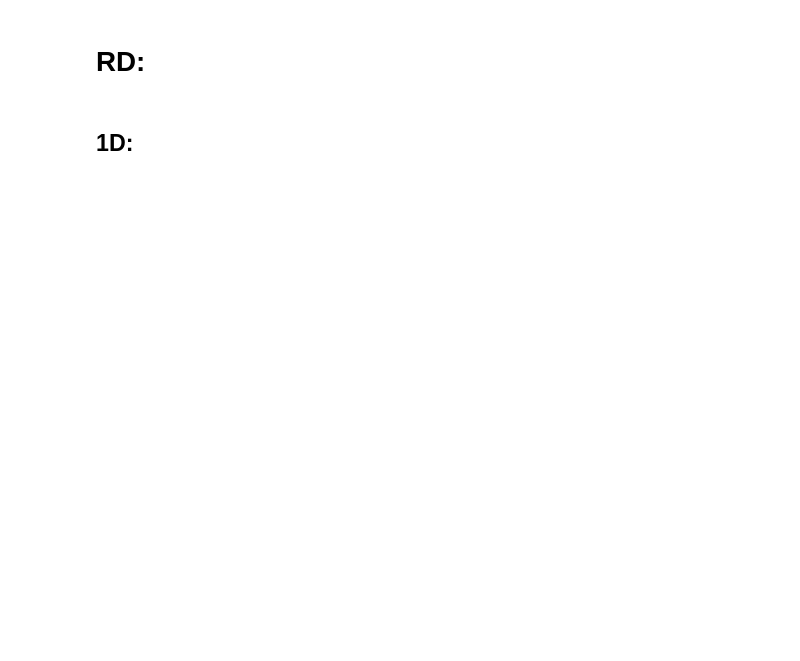
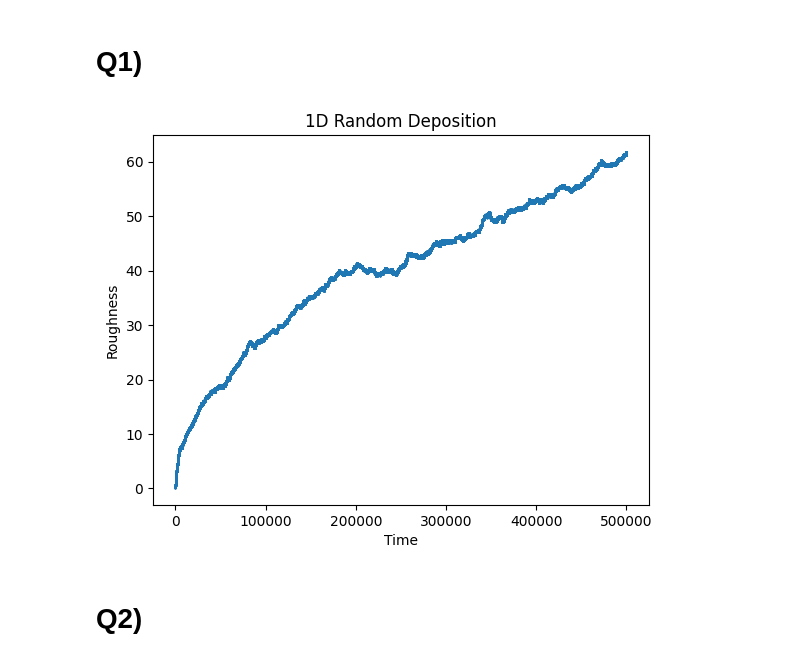
Before and after one commit to yashar7799/comp-physics-sbu, a Jupyter notebook: set1.ipynb, the cells around one changed output. Cells and saved outputs as stored; diff of their text form; code cells hidden in the pictures; blank space fills up the shorter version.

```diff
--- a/set1.ipynb
+++ b/set1.ipynb
@@ -3,6 +3,42 @@ import numpy as np
 import matplotlib.pyplot as plt
 from numba import njit
 # %% [markdown]
-# RD:
+# Q1)
+# %%
+@njit
+def RD(N, L):
+    """Random Deposition
+
+    Args:
+        N (int): nnumber of particle
+        L (int): size of the system
+
+    Returns:
+        1d_array: roughness
+    """
+    h = np.zeros(L)
+    h_mean = np.empty(N)
+    w = np.empty(N)
+
+    for t in range(N):
+        i = np.random.randint(L)
+        h[i] += 1
+        h_mean[t] = np.mean(h)
+        w[t] = np.sqrt(np.sum((h - h_mean[t])**2) / L)
+
+    return w
+# %%
+N = 500000
+L = 128
+w = RD(N, L)
+
+plt.scatter(range(N), w, marker='.', s=1)
+
+plt.xlabel("Time")
+plt.ylabel("Roughness")
+plt.title('1D Random Deposition')
+plt.show()
+# %% [output]
+[figure, added]
 # %% [markdown]
-## 1D:
+# Q2)
```
Also changed, not shown: parts of 16 cells of this notebook.
